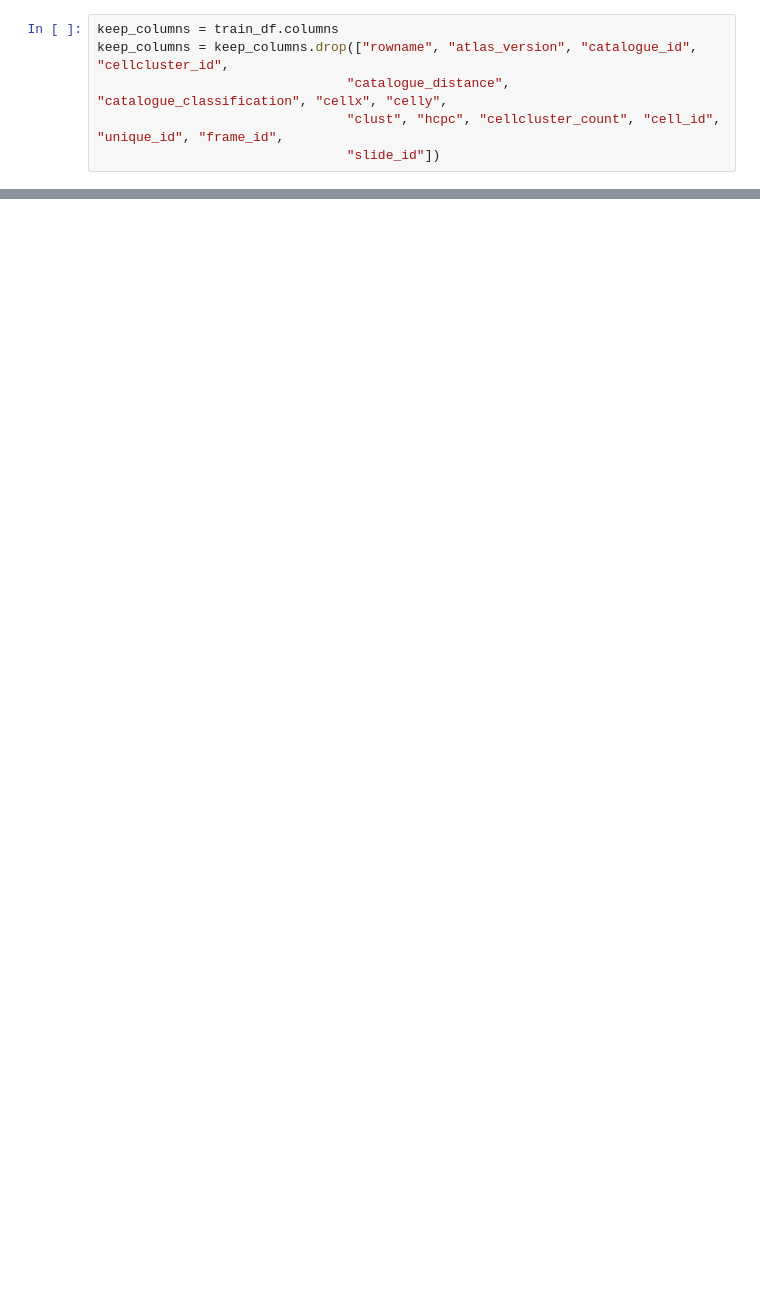
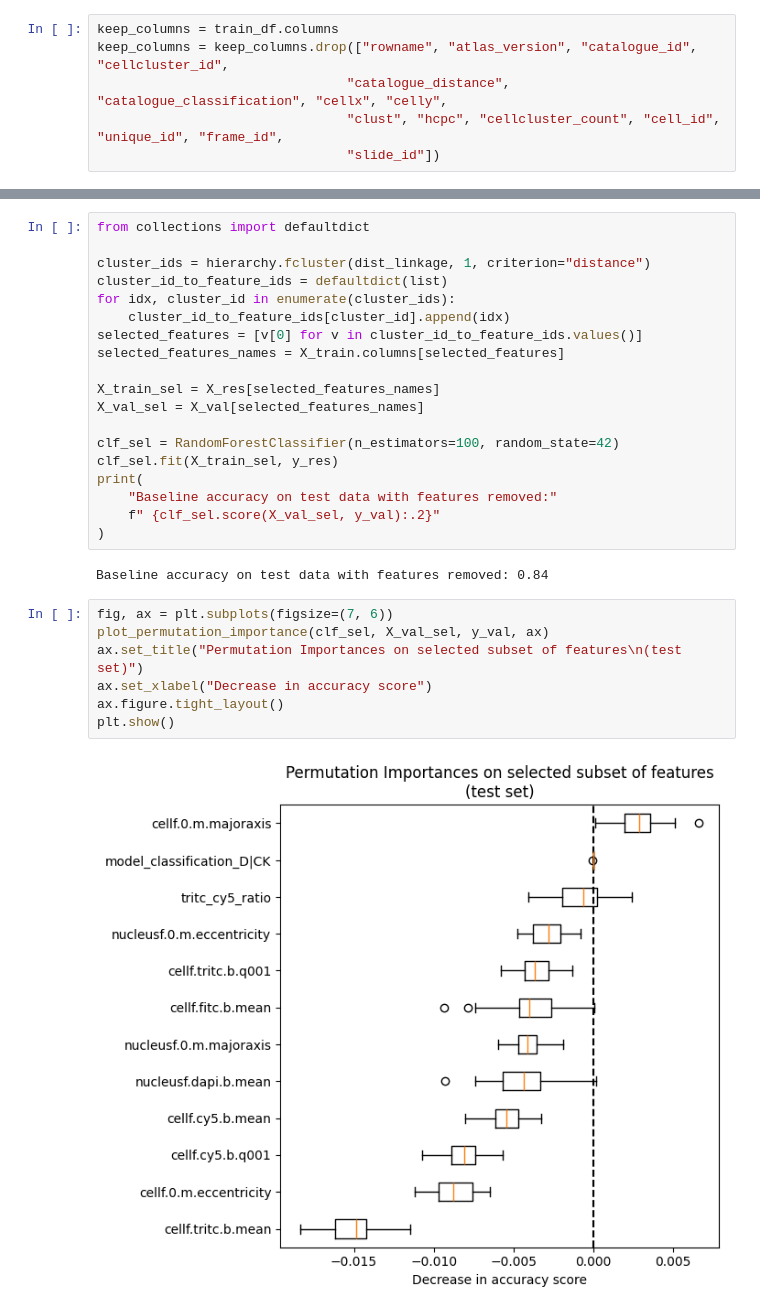
Before and after one commit to CSI-Cancer/ocular_streamlining, a Jupyter notebook: notebooks/EDA.ipynb, the cells around one changed output, grey strips where cells are left out. Drawn from its saved outputs; the diff is of its cells as text; blank space fills up the shorter version.

```diff
--- a/notebooks/EDA.ipynb
+++ b/notebooks/EDA.ipynb
@@ -75,0 +252,30 @@ ros = RandomOverSampler(sampling_strategy = 'minority', random_state=42)
+# %%
+from collections import defaultdict
+
+cluster_ids = hierarchy.fcluster(dist_linkage, 1, criterion="distance")
+cluster_id_to_feature_ids = defaultdict(list)
+for idx, cluster_id in enumerate(cluster_ids):
+    cluster_id_to_feature_ids[cluster_id].append(idx)
+selected_features = [v[0] for v in cluster_id_to_feature_ids.values()]
+selected_features_names = X_train.columns[selected_features]
+
+X_train_sel = X_res[selected_features_names]
+X_val_sel = X_val[selected_features_names]
+
+clf_sel = RandomForestClassifier(n_estimators=100, random_state=42)
+clf_sel.fit(X_train_sel, y_res)
+print(
+    "Baseline accuracy on test data with features removed:"
+    f" {clf_sel.score(X_val_sel, y_val):.2}"
+)
+# %% [output]
+Baseline accuracy on test data with features removed: 0.84
+# %%
+fig, ax = plt.subplots(figsize=(7, 6))
+plot_permutation_importance(clf_sel, X_val_sel, y_val, ax)
+ax.set_title("Permutation Importances on selected subset of features\n(test set)")
+ax.set_xlabel("Decrease in accuracy score")
+ax.figure.tight_layout()
+plt.show()
+# %% [output]
+[figure, added]
```
Also changed, not shown: parts of 18 cells of this notebook, 12 other files.
